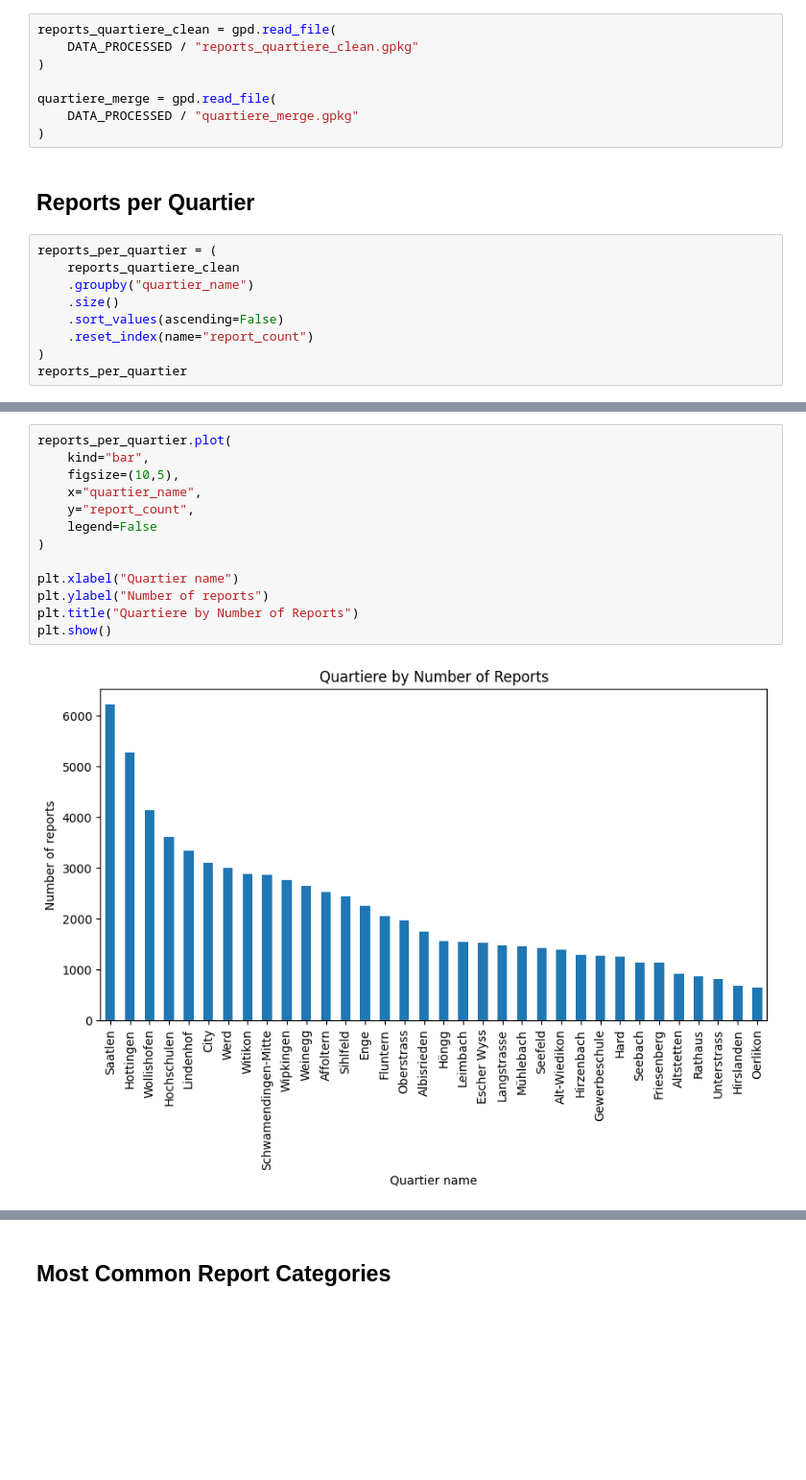
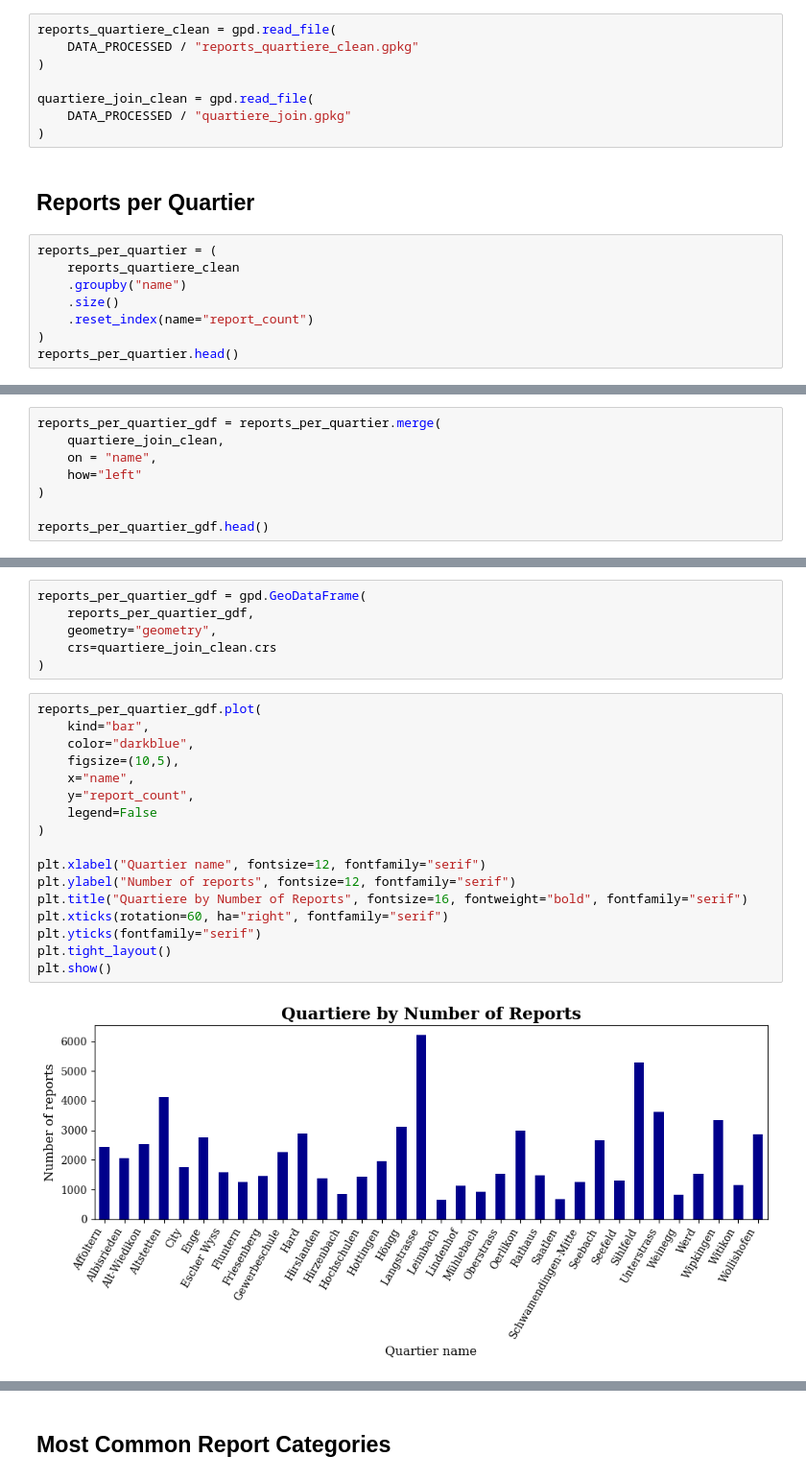
Before and after one commit to linellve01/sds-project, a Jupyter notebook: notebooks/spatial_analysis.ipynb, the cells around one changed output, grey strips where cells are left out. Shown at 96% size. Saved outputs shown, nothing was run; the diff lists cells and outputs as text; blank space fills up the shorter version.

Commit message:
Improved Visualization of Plots

```diff
--- a/notebooks/spatial_analysis.ipynb
+++ b/notebooks/spatial_analysis.ipynb
@@ -14,18 +15,17 @@ reports_quartiere_clean = gpd.read_file(
     DATA_PROCESSED / "reports_quartiere_clean.gpkg"
 )
 
-quartiere_merge = gpd.read_file(
-    DATA_PROCESSED / "quartiere_merge.gpkg"
+quartiere_join_clean = gpd.read_file(
+    DATA_PROCESSED / "quartiere_join.gpkg"
 )
 # %% [markdown]
 ## Reports per Quartier
 # %%
 reports_per_quartier = (
     reports_quartiere_clean
-    .groupby("quartier_name")
+    .groupby("name")
     .size()
-    .sort_values(ascending=False)
     .reset_index(name="report_count")
 )
-reports_per_quartier
+reports_per_quartier.head()
 # %% [output]
@@ -48,0 +38,8 @@ reports_per_quartier
+# %%
+reports_per_quartier_gdf = reports_per_quartier.merge(
+    quartiere_join_clean,
+    on = "name",
+    how="left"
+)
+
+reports_per_quartier_gdf.head()
@@ -49,15 +53,25 @@ reports_per_quartier
+# %%
+reports_per_quartier_gdf = gpd.GeoDataFrame(
+    reports_per_quartier_gdf,
+    geometry="geometry",
+    crs=quartiere_join_clean.crs
+)
 # %%
-reports_per_quartier.plot(
+reports_per_quartier_gdf.plot(
     kind="bar",
+    color="darkblue",
     figsize=(10,5),
-    x="quartier_name",
+    x="name",
     y="report_count",
     legend=False
 )
 
-plt.xlabel("Quartier name")
-plt.ylabel("Number of reports")
-plt.title("Quartiere by Number of Reports")
+plt.xlabel("Quartier name", fontsize=12, fontfamily="serif")
+plt.ylabel("Number of reports", fontsize=12, fontfamily="serif")
+plt.title("Quartiere by Number of Reports", fontsize=16, fontweight="bold", fontfamily="serif")
+plt.xticks(rotation=60, ha="right", fontfamily="serif")
+plt.yticks(fontfamily="serif")
+plt.tight_layout()
 plt.show()
 # %% [output]
-[figure, old version]
+[figure, new version]
```
Also changed, not shown: parts of 18 cells of this notebook, 7 other files.
